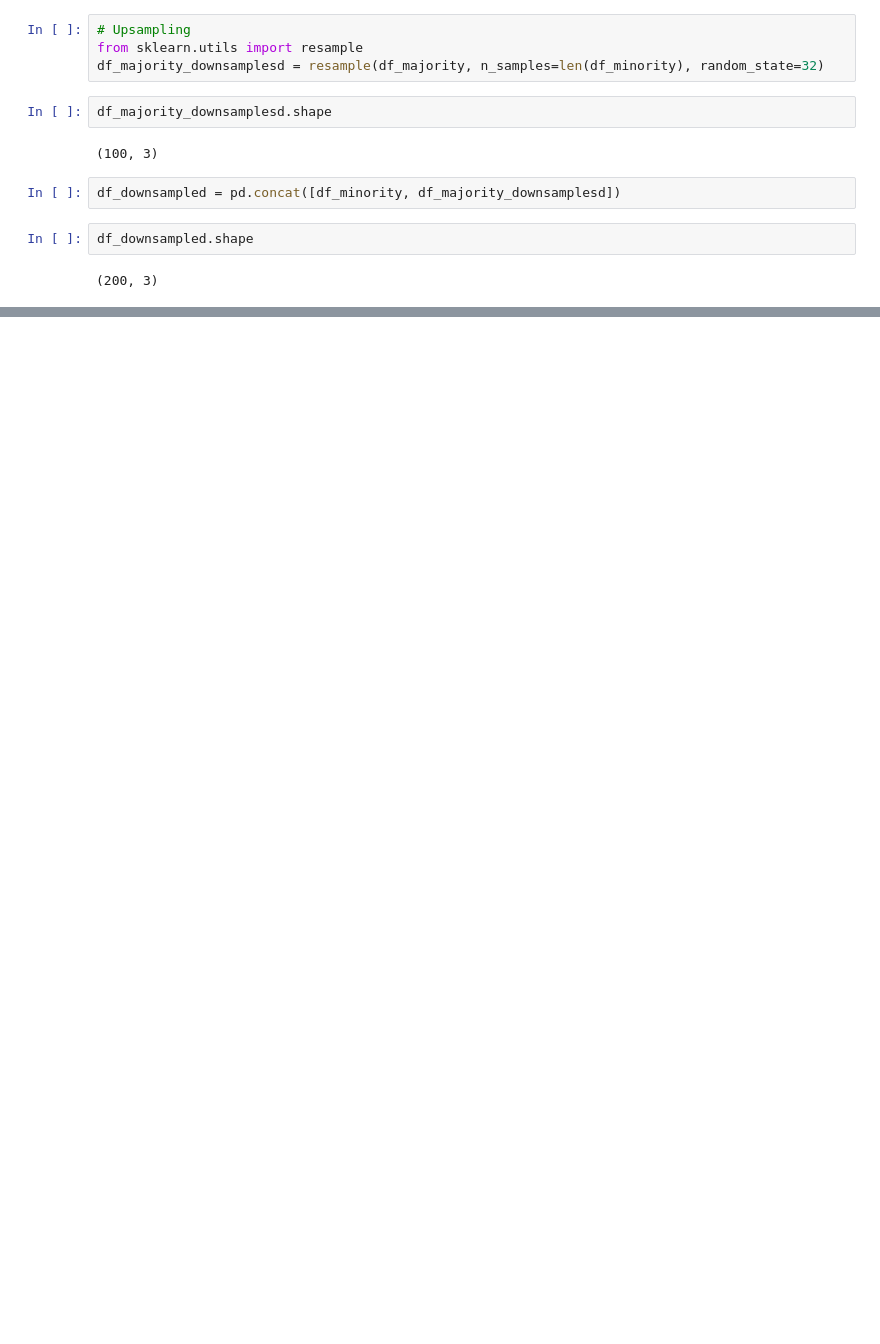
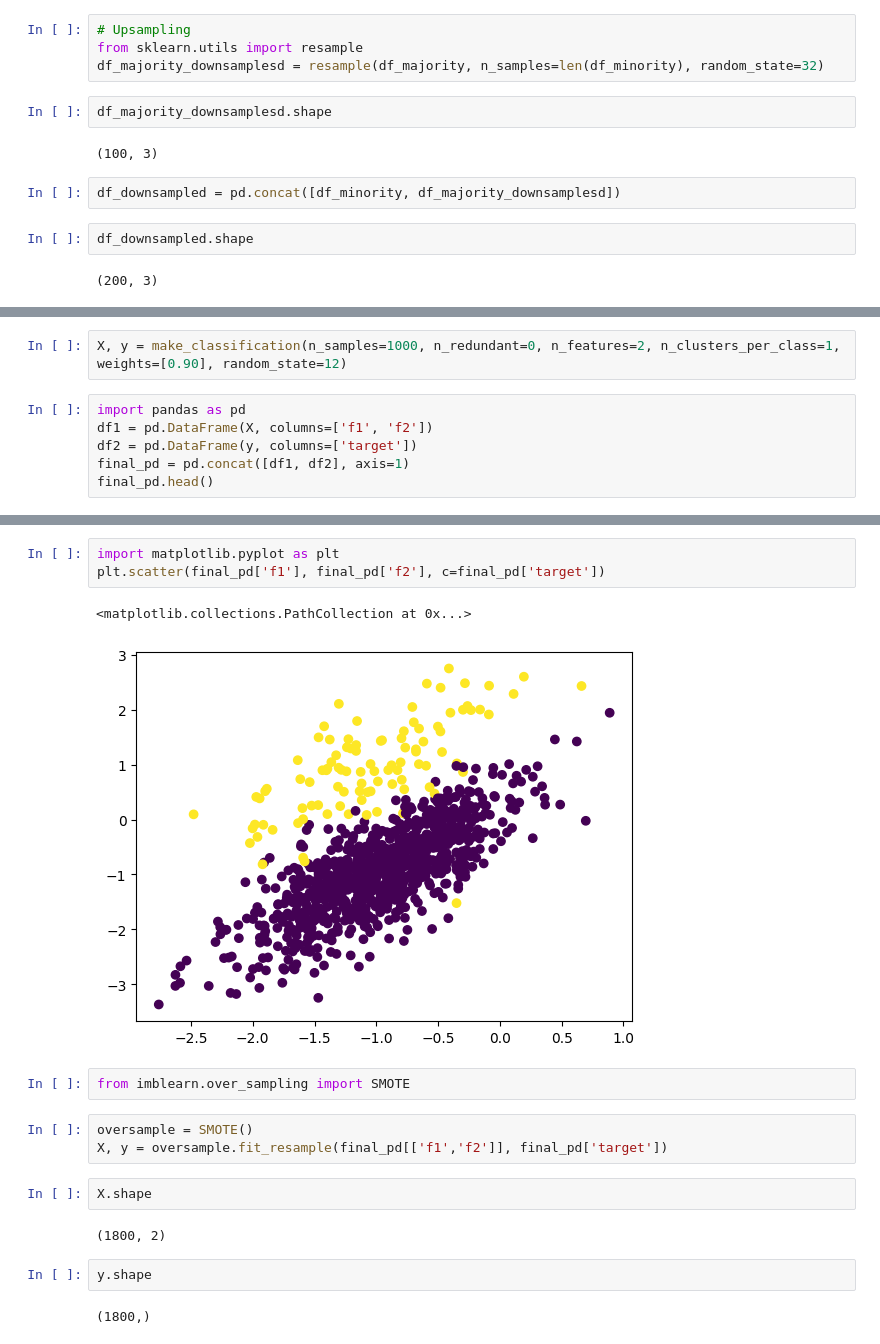
Before and after one commit to SawhneySatvik/MachineLearning, a Jupyter notebook: 05.FeatureEngineering/02.ImbalancedData.ipynb, the cells around one changed output, grey strips where cells are left out. Cells and saved outputs as stored; diff of their text form; blank space fills up the shorter version.

Commit message:
Synthetic Minority Oversampling Technique (SMOTE)

```diff
--- a/05.FeatureEngineering/02.ImbalancedData.ipynb
+++ b/05.FeatureEngineering/02.ImbalancedData.ipynb
@@ -85,0 +89,8 @@ df_downsampled.shape
+# %%
+X, y = make_classification(n_samples=1000, n_redundant=0, n_features=2, n_clusters_per_class=1, weights=[0.90], random_state=12)
+# %%
+import pandas as pd
+df1 = pd.DataFrame(X, columns=['f1', 'f2'])
+df2 = pd.DataFrame(y, columns=['target'])
+final_pd = pd.concat([df1, df2], axis=1)
+final_pd.head()
@@ -85,0 +104,19 @@ df_downsampled.shape
+# %%
+import matplotlib.pyplot as plt
+plt.scatter(final_pd['f1'], final_pd['f2'], c=final_pd['target'])
+# %% [output]
+<matplotlib.collections.PathCollection at 0x...>
+[figure, added]
+# %%
+from imblearn.over_sampling import SMOTE
+# %%
+oversample = SMOTE()
+X, y = oversample.fit_resample(final_pd[['f1','f2']], final_pd['target'])
+# %%
+X.shape
+# %% [output]
+(1800, 2)
+# %%
+y.shape
+# %% [output]
+(1800,)
```
Also changed, not shown: parts of 4 cells of this notebook, 1 other file.
